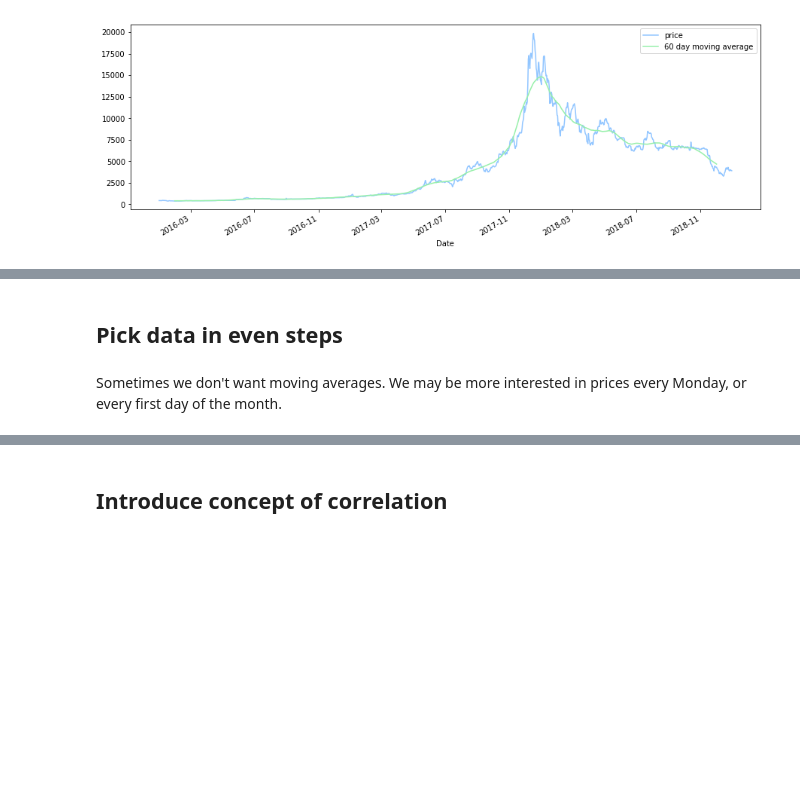
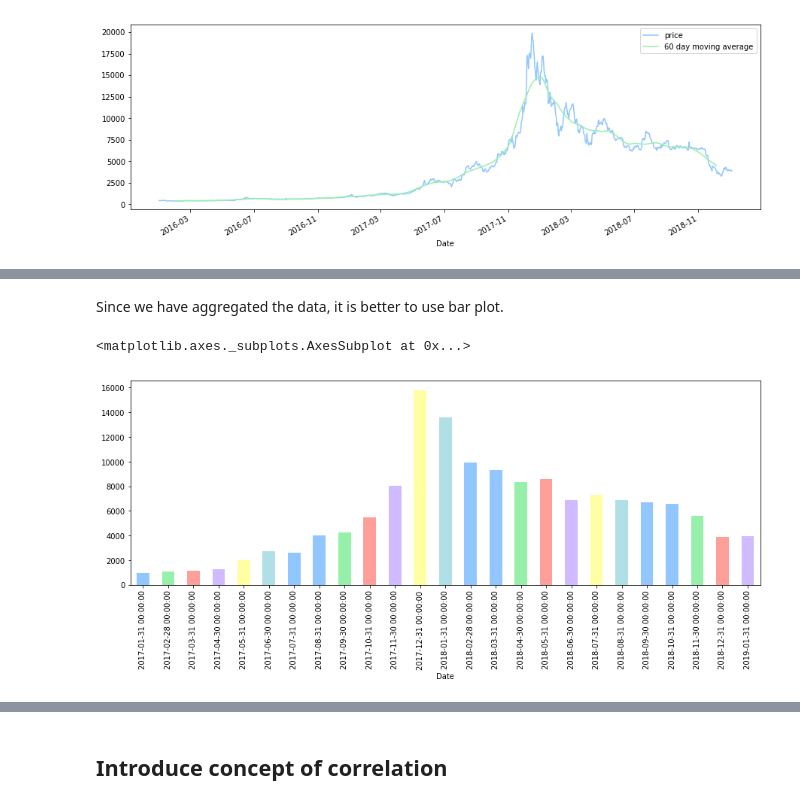
Before and after one commit to magicmathmandarin/IMO, a Jupyter notebook: Bitcoin Trade Time Series.ipynb, the cells around one changed output, grey strips where cells are left out. Drawn from its saved outputs; the diff is of its cells as text; code cells hidden in the pictures; blank space fills up the shorter version.

Commit message:
added aggregating to monthly

```diff
--- a/Bitcoin Trade Time Series.ipynb
+++ b/Bitcoin Trade Time Series.ipynb
@@ -245,4 +250,7 @@ price.resample('M').mean().plot(figsize = (15,5))
-# %% [markdown]
-## Pick data in even steps
-# %% [markdown]
-Sometimes we don't want moving averages.  We may be more interested in prices every Monday, or every first day of the month.
+# %% [markdown]
+Since we have aggregated the data, it is better to use bar plot.
+# %%
+price['2017':].resample('M').mean().plot(figsize = (15,5), kind="bar")
+# %% [output]
+<matplotlib.axes._subplots.AxesSubplot at 0x...>
+[figure, added]
```
Also changed, not shown: parts of 14 cells of this notebook.
